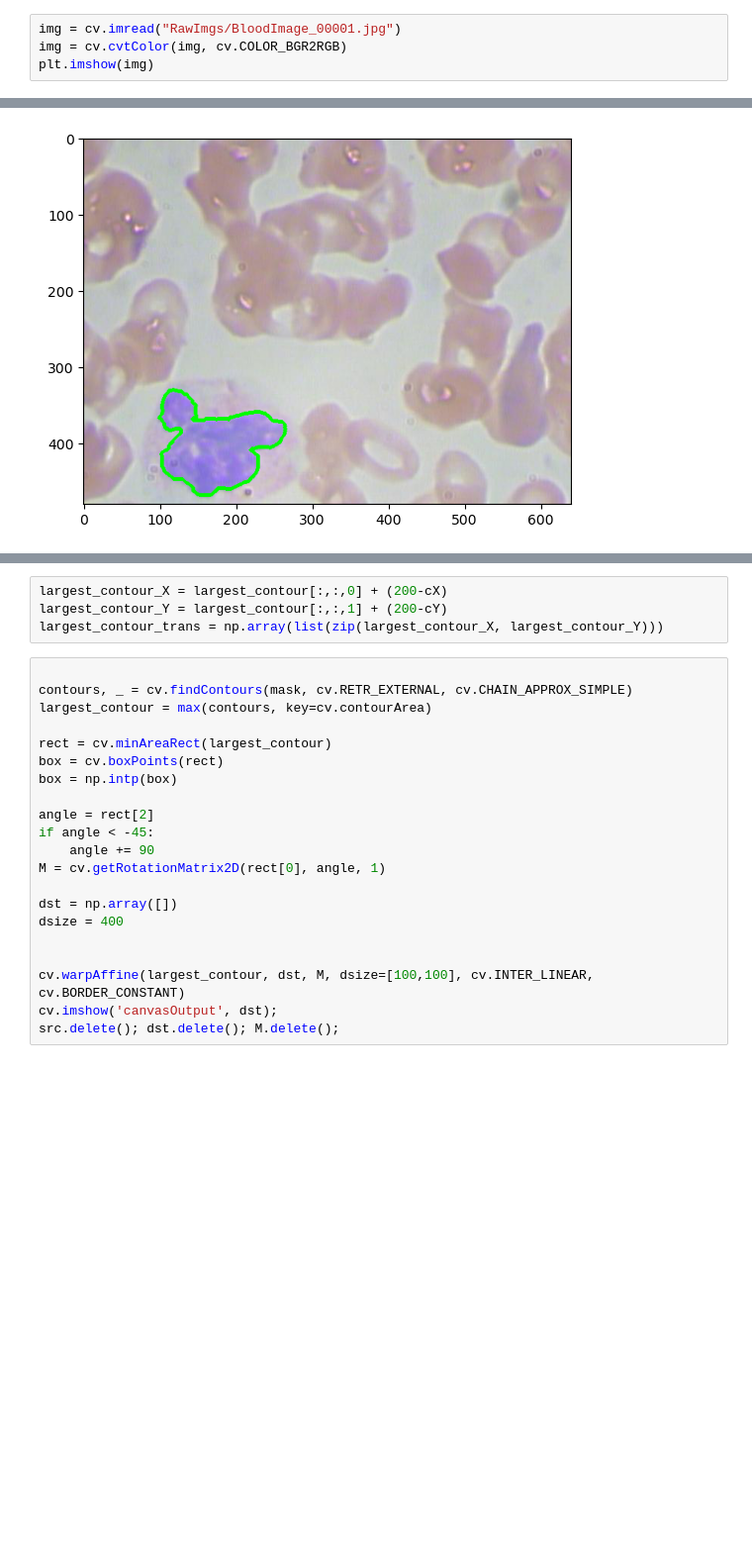
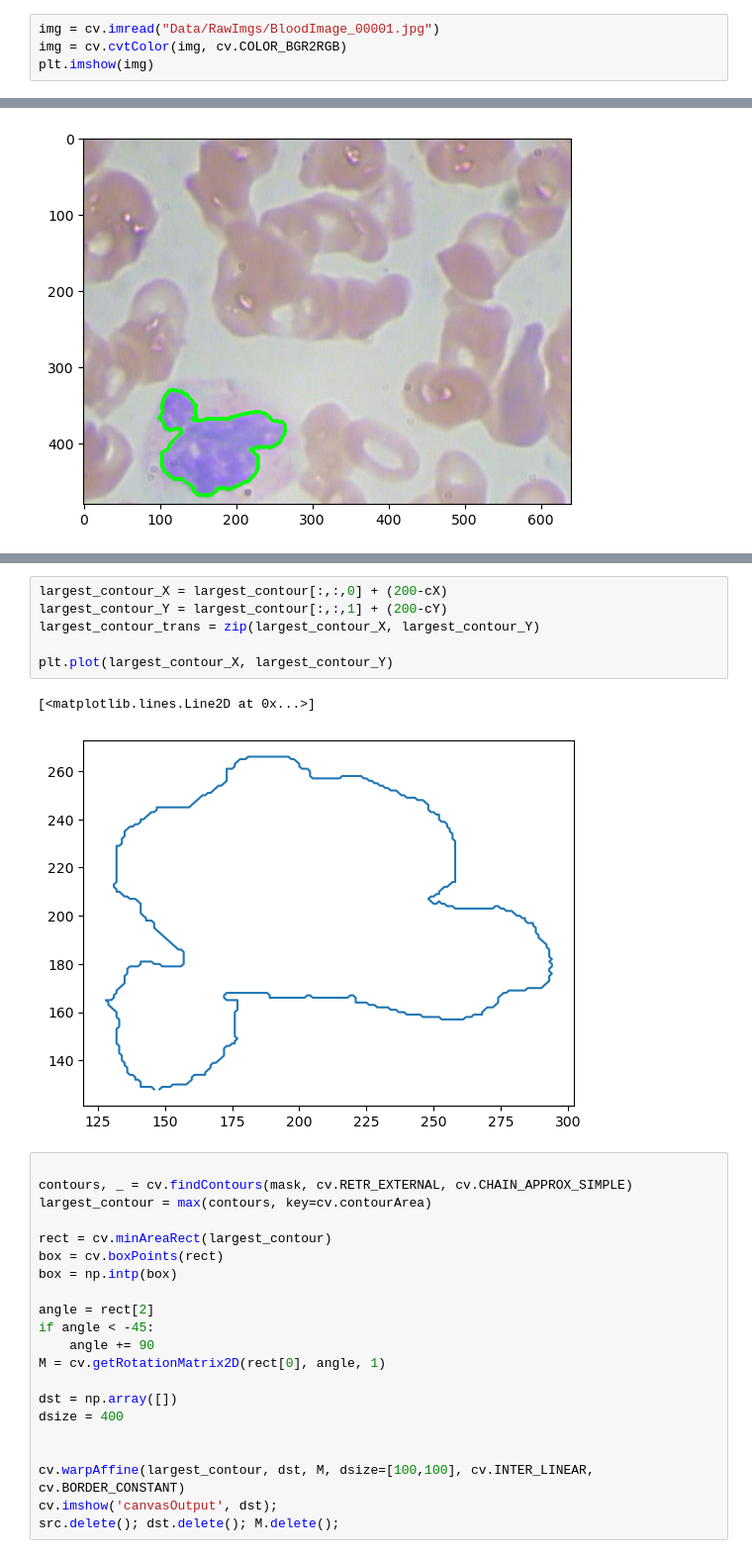
Before and after one commit to jgoett2/Phase3-Project-WBC, a Jupyter notebook: ContourTest1.ipynb, the cells around one changed output, grey strips where cells are left out. Shown at 99% size. Saved outputs shown, nothing was run; the diff lists cells and outputs as text; blank space fills up the shorter version.

Commit message:
update ContourTest

```diff
--- a/ContourTest1.ipynb
+++ b/ContourTest1.ipynb
@@ -5,5 +6,5 @@ import matplotlib.pyplot as plt
 # %%
-img = cv.imread("RawImgs/BloodImage_00001.jpg")
+img = cv.imread("Data/RawImgs/BloodImage_00001.jpg")
 img = cv.cvtColor(img, cv.COLOR_BGR2RGB)
 plt.imshow(img)
 # %% [output]
@@ -41,7 +71,12 @@ plt.imshow(img)
 # %%
 largest_contour_X = largest_contour[:,:,0] + (200-cX)
 largest_contour_Y = largest_contour[:,:,1] + (200-cY)
-largest_contour_trans = np.array(list(zip(largest_contour_X, largest_contour_Y)))
+largest_contour_trans = zip(largest_contour_X, largest_contour_Y)
+
+plt.plot(largest_contour_X, largest_contour_Y)
+# %% [output]
+[<matplotlib.lines.Line2D at 0x...>]
+[figure, added]
 # %%
 
 contours, _ = cv.findContours(mask, cv.RETR_EXTERNAL, cv.CHAIN_APPROX_SIMPLE)
```
Also changed, not shown: parts of 17 cells of this notebook.
